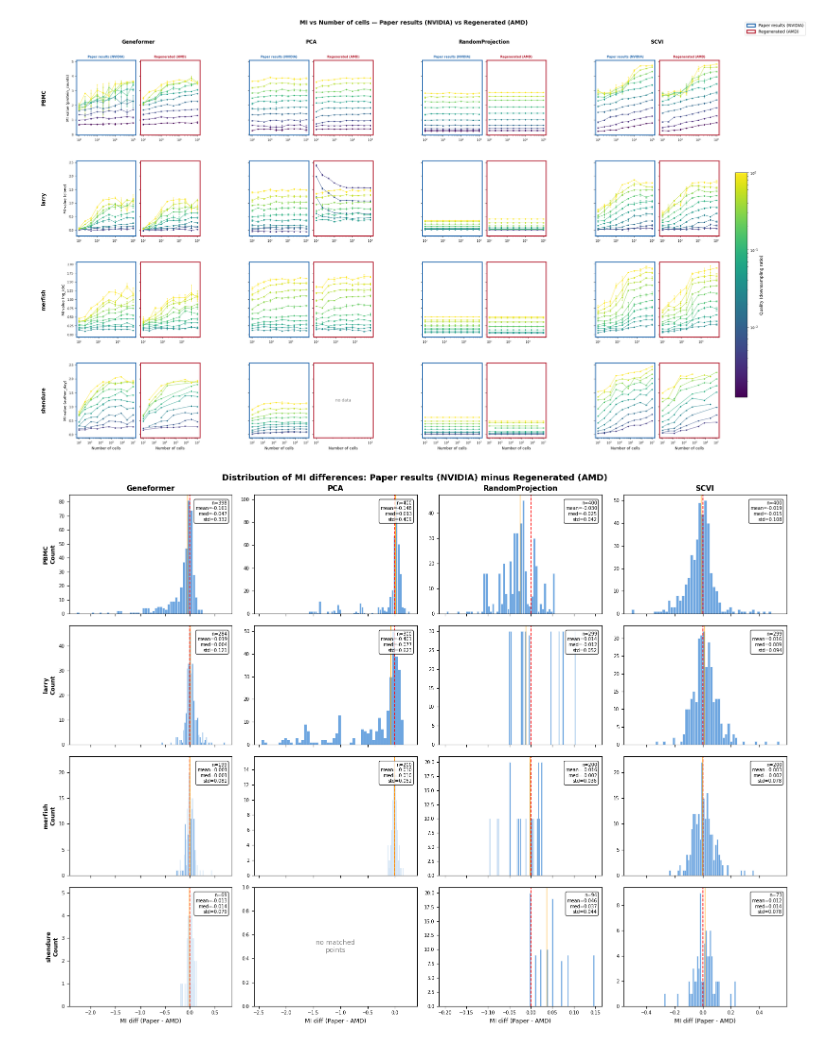
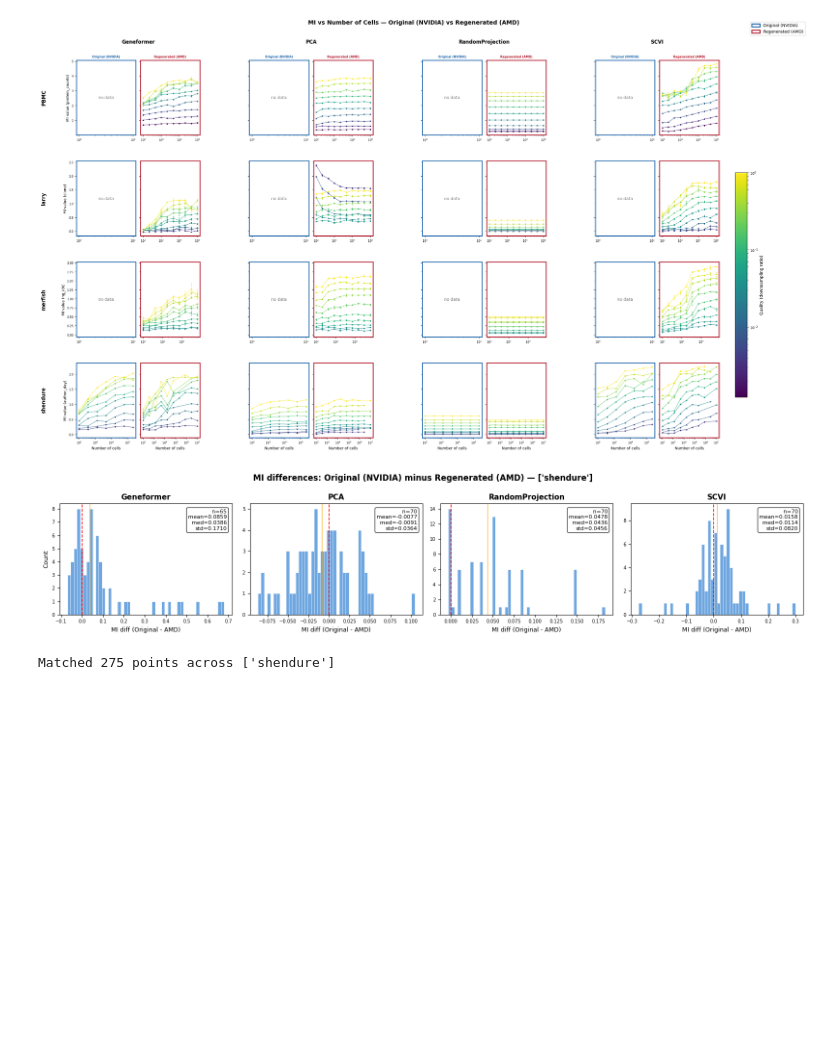
Before and after one commit to igor-sadalski/Scaling-up-measurement-noise-scaling-laws, a Jupyter notebook: analysis/2026-04-08_veryfing_data_correctness/plot_mi_scaling.ipynb, the cells around one changed output. Drawn from its saved outputs; the diff is of its cells as text; code cells hidden in the pictures; blank space fills up the shorter version.

```diff
--- a/analysis/2026-04-08_veryfing_data_correctness/plot_mi_scaling.ipynb
+++ b/analysis/2026-04-08_veryfing_data_correctness/plot_mi_scaling.ipynb
@@ -131,56 +191,50 @@ def plot_mi_scaling_side_by_side(df_orig, df_disk):
     plt.show()
     return fig
 # %%
-fig = plot_mi_scaling_side_by_side(df_orig[df_orig['signal'] != 'celltype.l3'],
-                                  df_disk[df_disk['signal'] != 'celltype.l3'])
+fig = plot_mi_scaling_side_by_side(df_orig, df_disk)
 # %% [output]
-[figure, old version]
+[figure, new version]
 # %%
-# Point-matched difference distribution: Paper (NVIDIA) vs Regenerated (AMD)
+# Point-matched difference distribution (only for shendure where both sources have data)
 join_cols = ['dataset', 'size', 'quality', 'algorithm', 'signal', 'seed']
-matched = df_orig.merge(df_disk, on=join_cols, suffixes=('_paper', '_amd'))
-matched['mi_diff'] = matched['mi_value_paper'] - matched['mi_value_amd']
+matched = df_orig.merge(df_disk, on=join_cols, suffixes=('_orig', '_amd'))
+matched['mi_diff'] = matched['mi_value_orig'] - matched['mi_value_amd']
 
-datasets = sorted(matched['dataset'].unique())
 algorithms = sorted(matched['algorithm'].unique())
 
-fig, axes = plt.subplots(len(datasets), len(algorithms),
-                         figsize=(4 * len(algorithms), 3 * len(datasets)),
-                         squeeze=False, sharex='col')
+fig, axes = plt.subplots(1, len(algorithms), figsize=(4 * len(algorithms), 3.5), squeeze=False)
 
-for i, ds in enumerate(datasets):
-    for j, algo in enumerate(algorithms):
-        ax = axes[i, j]
-        sub = matched[(matched['dataset'] == ds) & (matched['algorithm'] == algo)]
+for j, algo in enumerate(algorithms):
+    ax = axes[0, j]
+    sub = matched[matched['algorithm'] == algo]
 
-        if sub.empty:
-            ax.text(0.5, 0.5, 'no matched\npoints', ha='center', va='center',
-                    transform=ax.transAxes, color='gray')
-        else:
-            ax.hist(sub['mi_diff'], bins=50, color='#4a90d9', edgecolor='white',
-                    linewidth=0.5, alpha=0.8)
-            ax.axvline(0, color='red', ls='--', lw=1.2)
-            # Stats annotation
-            med = sub['mi_diff'].median()
-            mean = sub['mi_diff'].mean()
-            std = sub['mi_diff'].std()
-            ax.axvline(med, color='orange', ls='-', lw=1, alpha=0.8)
-            ax.text(0.97, 0.95,
-                    f'n={len(sub)}\nmean={mean:.3f}\nmed={med:.3f}\nstd={std:.3f}',
-                    transform=ax.transAxes, fontsize=7, va='top', ha='right',
-                    bbox=dict(boxstyle='round,pad=0.3', facecolor='white', alpha=0.8))
+    if sub.empty:
+        ax.text(0.5, 0.5, 'no matched\npoints', ha='center', va='center',
+                transform=ax.transAxes, color='gray')
+    else:
+        ax.hist(sub['mi_diff'], bins=50, color='#4a90d9', edgecolor='white',
+                linewidth=0.5, alpha=0.8)
+        ax.axvline(0, color='red', ls='--', lw=1.2)
+        med = sub['mi_diff'].median()
+        mean = sub['mi_diff'].mean()
+        std = sub['mi_diff'].std()
+        ax.axvline(med, color='orange', ls='-', lw=1, alpha=0.8)
+        ax.text(0.97, 0.95,
+                f'n={len(sub)}\nmean={mean:.4f}\nmed={med:.4f}\nstd={std:.4f}',
+                transform=ax.transAxes, fontsize=8, va='top', ha='right',
+                bbox=dict(boxstyle='round,pad=0.3', facecolor='white', alpha=0.8))
 
-        if i == 0:
-            ax.set_title(algo, fontsize=11, fontweight='bold')
-        if i == len(datasets) - 1:
-            ax.set_xlabel('MI diff (Paper - AMD)', fontsize=9)
-        if j == 0:
-            ax.set_ylabel(f'{ds}\nCount', fontsize=9, fontweight='bold')
-        ax.tick_params(labelsize=7)
+    ax.set_title(algo, fontsize=11, fontweight='bold')
+    ax.set_xlabel('MI diff (Original - AMD)', fontsize=9)
+    if j == 0:
+        ax.set_ylabel('Count', fontsize=9)
+    ax.tick_params(labelsize=7)
 
-fig.suptitle('Distribution of MI differences: Paper results (NVIDIA) minus Regenerated (AMD)',
-             fontsize=13, fontweight='bold')
+fig.suptitle(f'MI differences: Original (NVIDIA) minus Regenerated (AMD) — {sorted(matched["dataset"].unique())}',
+             fontsize=12, fontweight='bold')
 fig.tight_layout()
 plt.show()
+print(f'Matched {len(matched)} points across {sorted(matched["dataset"].unique())}')
 # %% [output]
-[figure, old version]
+[figure, new version]
+Matched 275 points across ['shendure']
```
Also changed, not shown: parts of 3 cells of this notebook, 2 other files.
